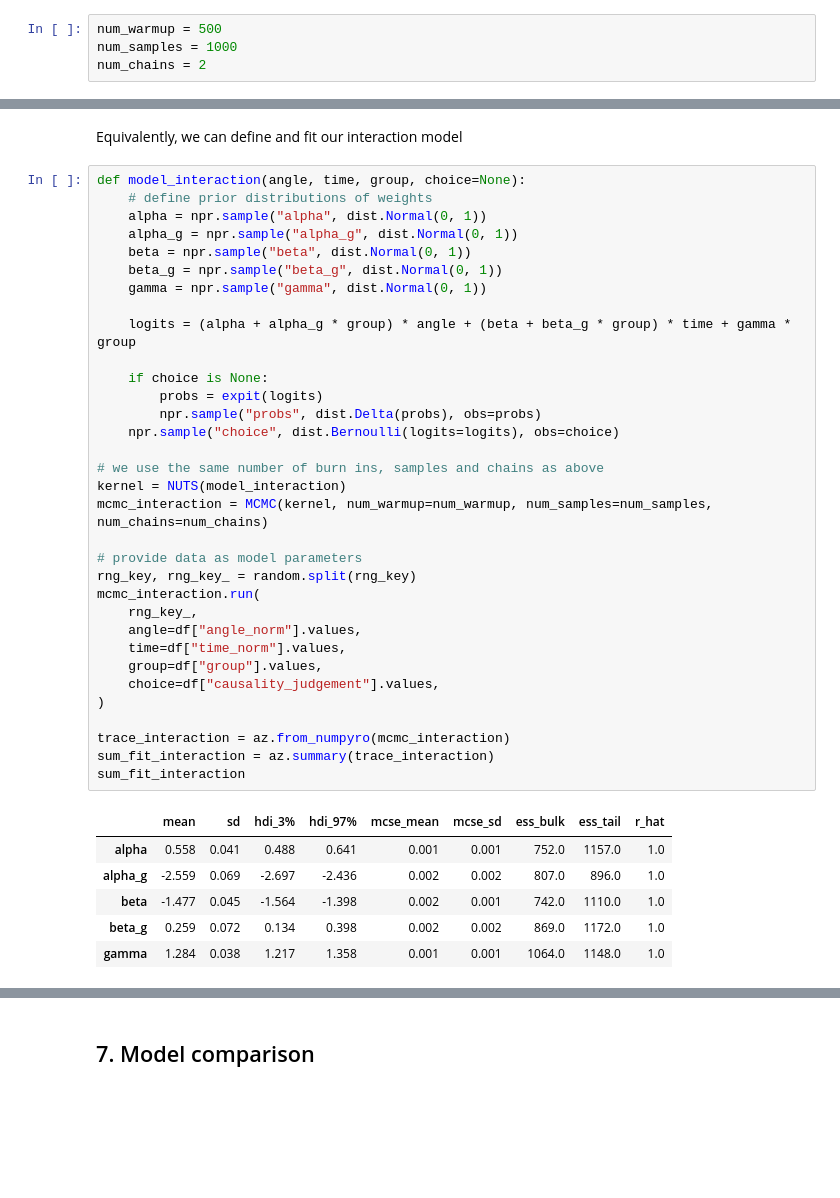
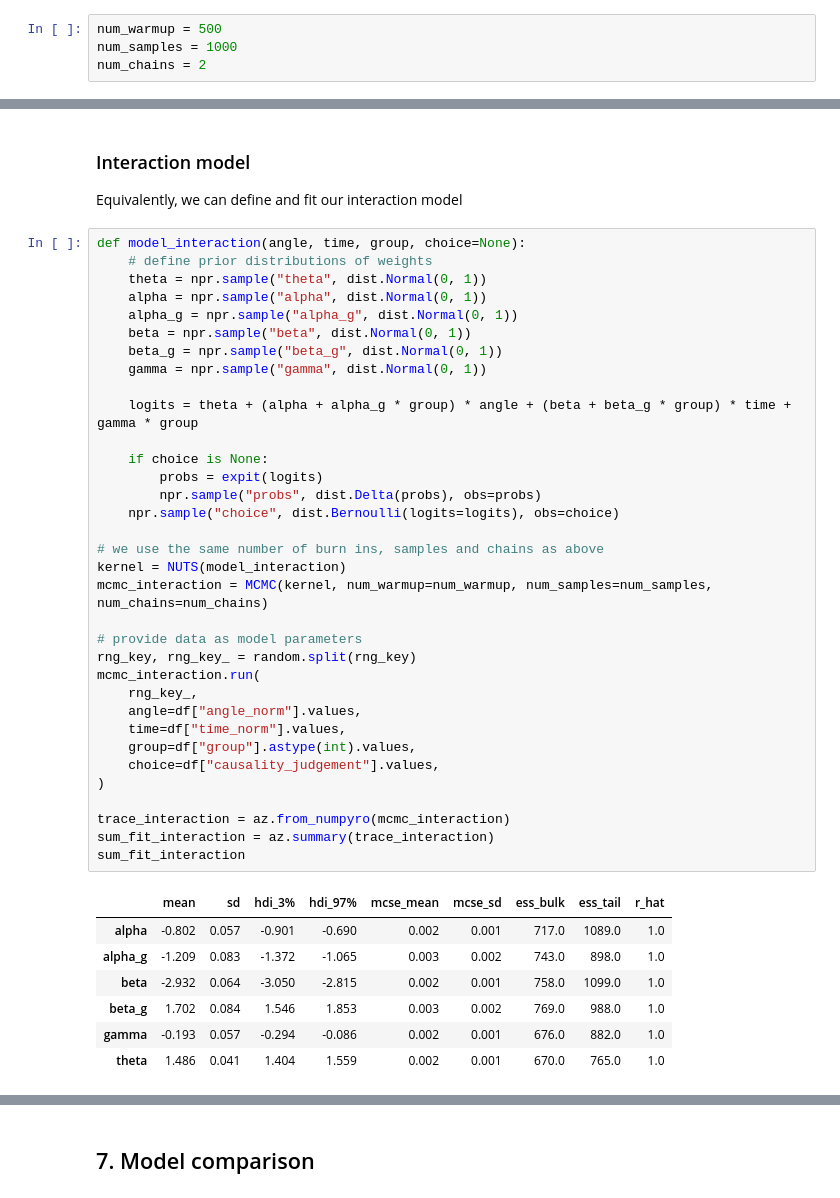
Before and after one commit to uvest/iiccsss_hackathon_topic_4, a Jupyter notebook: example/glmm.ipynb, the cells around one changed output, grey strips where cells are left out. Cells and saved outputs as stored; diff of their text form; blank space fills up the shorter version.

```diff
--- a/example/glmm.ipynb
+++ b/example/glmm.ipynb
@@ -259,45 +311,48 @@ sum_fit_baseline
 # %% [markdown]
+### Interaction model
 Equivalently, we can define and fit our interaction model
 # %%
 def model_interaction(angle, time, group, choice=None):
     # define prior distributions of weights
+    theta = npr.sample("theta", dist.Normal(0, 1))
     alpha = npr.sample("alpha", dist.Normal(0, 1))
     alpha_g = npr.sample("alpha_g", dist.Normal(0, 1))
     beta = npr.sample("beta", dist.Normal(0, 1))
     beta_g = npr.sample("beta_g", dist.Normal(0, 1))
     gamma = npr.sample("gamma", dist.Normal(0, 1))
 
-    logits = (alpha + alpha_g * group) * angle + (beta + beta_g * group) * time + gamma * group
+    logits = theta + (alpha + alpha_g * group) * angle + (beta + beta_g * group) * time + gamma * group
 
     if choice is None:
         probs = expit(logits)
         npr.sample("probs", dist.Delta(probs), obs=probs)
     npr.sample("choice", dist.Bernoulli(logits=logits), obs=choice)
 
 # we use the same number of burn ins, samples and chains as above
 kernel = NUTS(model_interaction)
 mcmc_interaction = MCMC(kernel, num_warmup=num_warmup, num_samples=num_samples, num_chains=num_chains)
 
 # provide data as model parameters
 rng_key, rng_key_ = random.split(rng_key)
 mcmc_interaction.run(
     rng_key_,
     angle=df["angle_norm"].values,
     time=df["time_norm"].values,
-    group=df["group"].values,
+    group=df["group"].astype(int).values,
     choice=df["causality_judgement"].values,
 )
 
 trace_interaction = az.from_numpyro(mcmc_interaction)
 sum_fit_interaction = az.summary(trace_interaction)
 sum_fit_interaction
 # %% [output]
 |  | mean | sd | hdi_3% | hdi_97% | mcse_mean | mcse_sd | ess_bulk | ess_tail | r_hat |
-| alpha | 0.558 | 0.041 | 0.488 | 0.641 | 0.001 | 0.001 | 752.0 | 1157.0 | 1.0 |
-| alpha_g | -2.559 | 0.069 | -2.697 | -2.436 | 0.002 | 0.002 | 807.0 | 896.0 | 1.0 |
-| beta | -1.477 | 0.045 | -1.564 | -1.398 | 0.002 | 0.001 | 742.0 | 1110.0 | 1.0 |
-| beta_g | 0.259 | 0.072 | 0.134 | 0.398 | 0.002 | 0.002 | 869.0 | 1172.0 | 1.0 |
-| gamma | 1.284 | 0.038 | 1.217 | 1.358 | 0.001 | 0.001 | 1064.0 | 1148.0 | 1.0 |
+| alpha | -0.802 | 0.057 | -0.901 | -0.690 | 0.002 | 0.001 | 717.0 | 1089.0 | 1.0 |
+| alpha_g | -1.209 | 0.083 | -1.372 | -1.065 | 0.003 | 0.002 | 743.0 | 898.0 | 1.0 |
+| beta | -2.932 | 0.064 | -3.050 | -2.815 | 0.002 | 0.001 | 758.0 | 1099.0 | 1.0 |
+| beta_g | 1.702 | 0.084 | 1.546 | 1.853 | 0.003 | 0.002 | 769.0 | 988.0 | 1.0 |
+| gamma | -0.193 | 0.057 | -0.294 | -0.086 | 0.002 | 0.001 | 676.0 | 882.0 | 1.0 |
+| theta | 1.486 | 0.041 | 1.404 | 1.559 | 0.002 | 0.001 | 670.0 | 765.0 | 1.0 |
 # %% [markdown]
 **Parameter interpretation**
 
```
Also changed, not shown: parts of 46 cells of this notebook.
